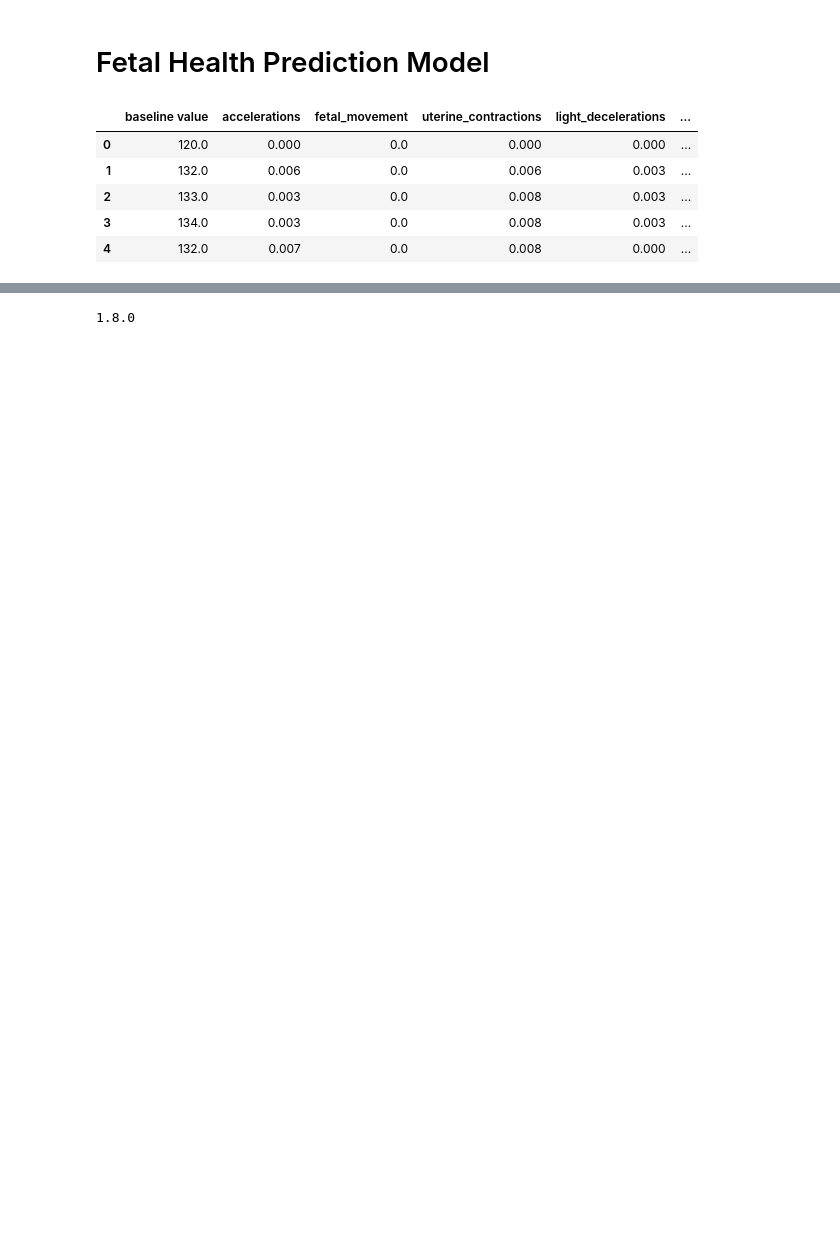
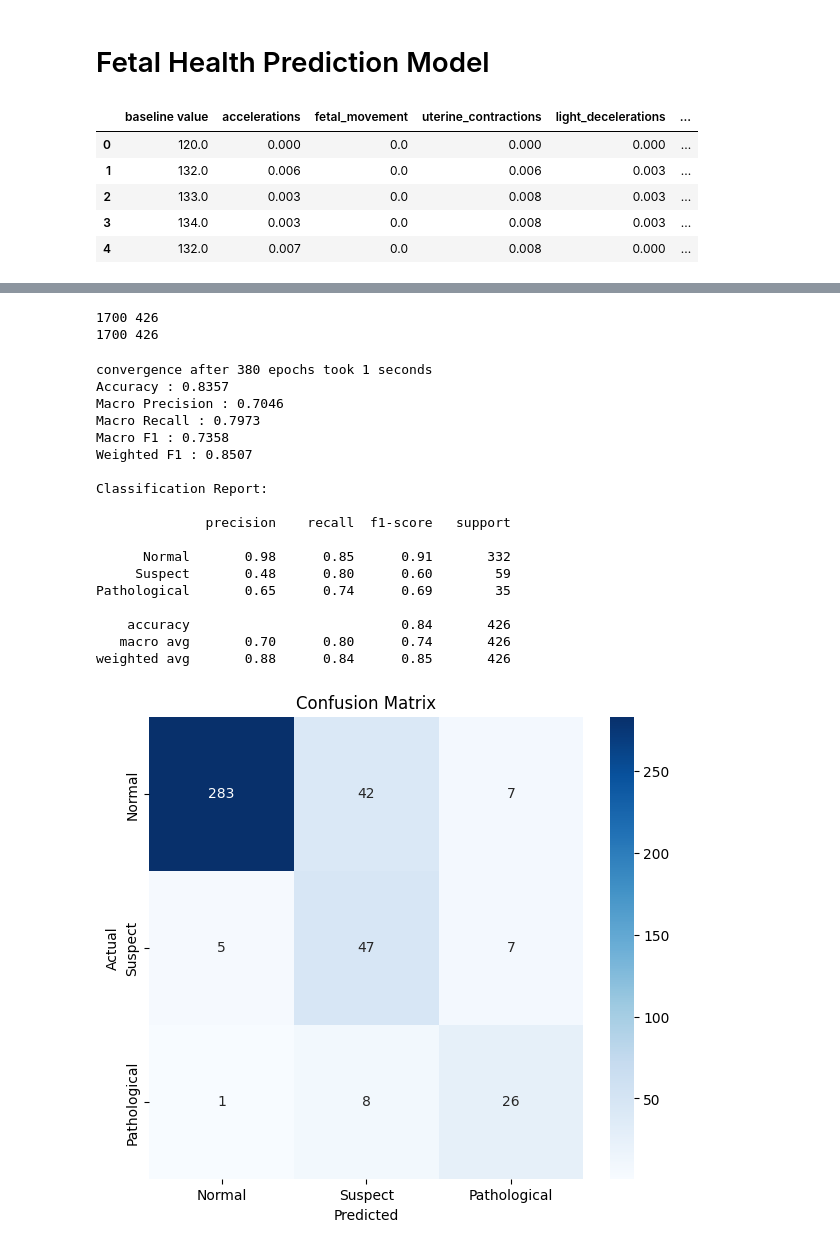
Before and after one commit to Bakwowi/Fetal-Health-Classification, a Jupyter notebook: script.ipynb, the cells around one changed output, grey strips where cells are left out. Cells and saved outputs as stored; diff of their text form; code cells hidden in the pictures; blank space fills up the shorter version.

```diff
--- a/script.ipynb
+++ b/script.ipynb
@@ -79,3 +87,9 @@ Name: count, dtype: int64
 # %%
 # split data into train and test sets. Strify by target to maintain class distribution
-X_train, X_test, y_train, y_test = train_test_split(X, y, test_size=0.2, random_state=42, stratify=y)
+X_train, X_test, y_train, y_test = train_test_split(x, y, test_size=0.2, random_state=42, stratify=y)
+# %%
+print(len(X_train), len(X_test))
+print(len(y_train), len(y_test))
+# %% [output]
+1700 426
+1700 426
@@ -100,6 +190,21 @@ model = Pipeline([
 # %%
 # fit the pipeline on the training data
 y_pred = model.fit(X_train, y_train).predict(X_test)
+
+# coef = model.coef_
+# print('features ->', coef)
+
+
+
+results = grid_search.cv_results_
+
+df_results = pd.DataFrame(results)
+
+print(df_results[
+    ['params', 'mean_test_score']
+])
+
+
 
 # ──────────────────────────────────────────
 # Basic Metrics
@@ -139,37 +244,64 @@ print("Weighted F1 :", round(f1_weighted, 4))
 # Classification Report
 # ─────────────────────────────────────────────
 print("\nClassification Report:\n")
 
 print(classification_report(
     y_test,
     y_pred,
     target_names=[
         "Normal",
         "Suspect",
         "Pathological"
     ]
 ))
 
 # ─────────────────────────────────────────────
 # Confusion Matrix
 # ─────────────────────────────────────────────
 cm = confusion_matrix(y_test, y_pred)
 
 # Plot confusion matrix
-fig, ax = plt.subplots(figsize=(7, 6))
 
-disp = ConfusionMatrixDisplay(
-    confusion_matrix=cm,
-    display_labels=[
+plt.figure(figsize=(7,6))
+
+sns.heatmap(
+    cm,
+    annot=True,
+    fmt='d',
+    cmap='Blues',
+    xticklabels=[
+        "Normal",
+        "Suspect",
+        "Pathological"
+    ],
+    yticklabels=[
         "Normal",
         "Suspect",
         "Pathological"
     ]
 )
 
-disp.plot(ax=ax)
-
+plt.xlabel("Predicted")
+plt.ylabel("Actual")
 plt.title("Confusion Matrix")
 plt.show()
 # %% [output]
-1.8.0
+convergence after 380 epochs took 1 seconds
+Accuracy : 0.8357
+Macro Precision : 0.7046
+Macro Recall : 0.7973
+Macro F1 : 0.7358
+Weighted F1 : 0.8507
+
+Classification Report:
+
+              precision    recall  f1-score   support
+
+      Normal       0.98      0.85      0.91       332
+     Suspect       0.48      0.80      0.60        59
+Pathological       0.65      0.74      0.69        35
+
+    accuracy                           0.84       426
+   macro avg       0.70      0.80      0.74       426
+weighted avg       0.88      0.84      0.85       426
+[figure, added]
```
Also changed, not shown: parts of 8 cells of this notebook, 2 other files.
